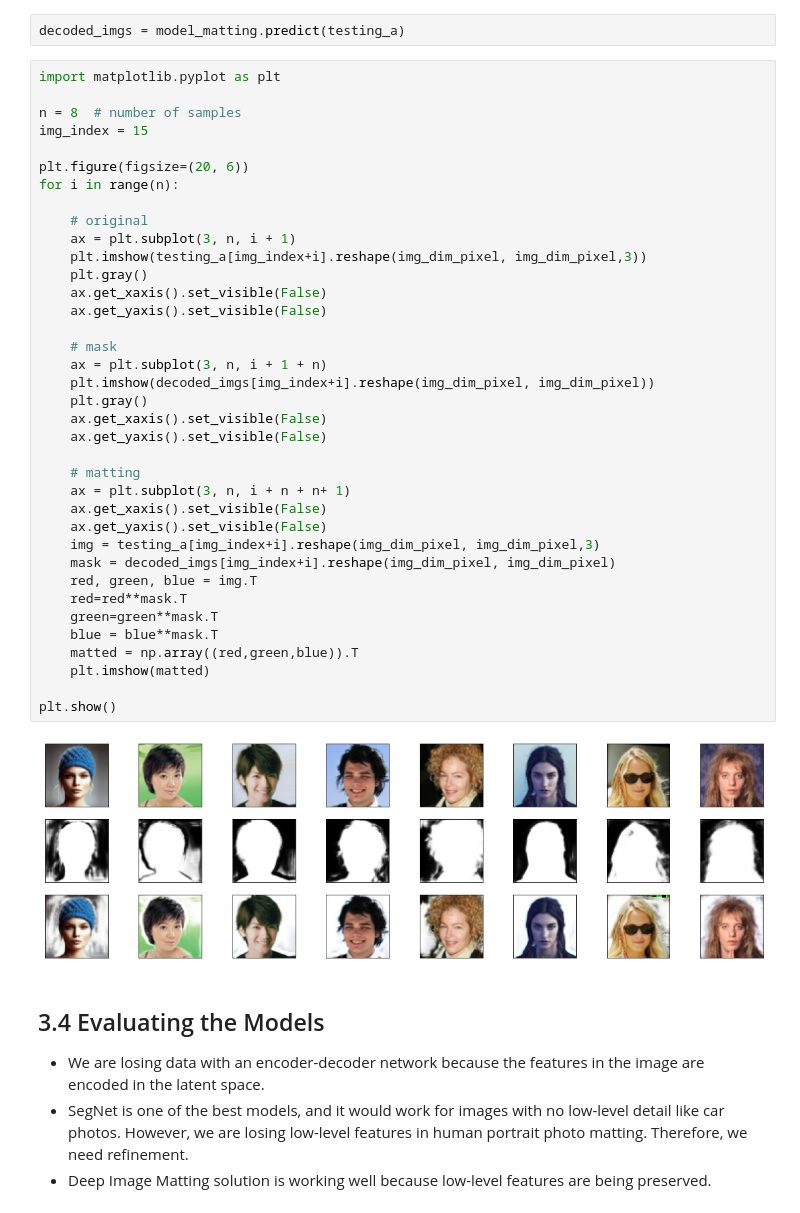
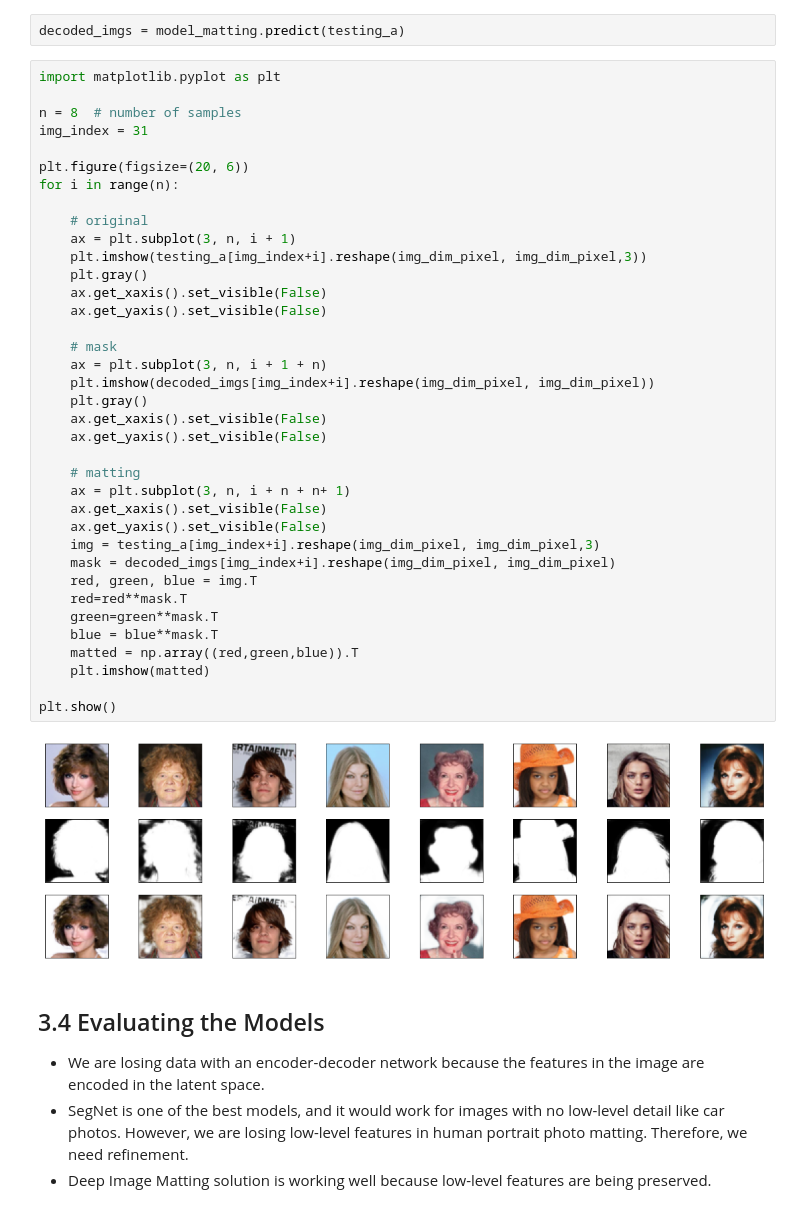
Before and after one commit to kocabiyik/deep-learning, a Jupyter notebook: 43-image-matting-celeba.ipynb, the cells around one changed output. Cells and saved outputs as stored; diff of their text form.

```diff
--- a/43-image-matting-celeba.ipynb
+++ b/43-image-matting-celeba.ipynb
@@ -658,41 +658,41 @@ decoded_imgs = model_matting.predict(testing_a)
 import matplotlib.pyplot as plt
 
 n = 8  # number of samples
-img_index = 15
+img_index = 31
 
 plt.figure(figsize=(20, 6))
 for i in range(n):
 
     # original
     ax = plt.subplot(3, n, i + 1)
     plt.imshow(testing_a[img_index+i].reshape(img_dim_pixel, img_dim_pixel,3))
     plt.gray()
     ax.get_xaxis().set_visible(False)
     ax.get_yaxis().set_visible(False)
 
     # mask
     ax = plt.subplot(3, n, i + 1 + n)
     plt.imshow(decoded_imgs[img_index+i].reshape(img_dim_pixel, img_dim_pixel))
     plt.gray()
     ax.get_xaxis().set_visible(False)
     ax.get_yaxis().set_visible(False)
 
     # matting
     ax = plt.subplot(3, n, i + n + n+ 1)
     ax.get_xaxis().set_visible(False)
     ax.get_yaxis().set_visible(False)
     img = testing_a[img_index+i].reshape(img_dim_pixel, img_dim_pixel,3)
     mask = decoded_imgs[img_index+i].reshape(img_dim_pixel, img_dim_pixel)
     red, green, blue = img.T
     red=red**mask.T
     green=green**mask.T
     blue = blue**mask.T
     matted = np.array((red,green,blue)).T
     plt.imshow(matted)
 
 plt.show()
 # %% [output]
-[figure, old version]
+[figure, new version]
 # %% [markdown]
 ## 3.4 Evaluating the Models
 * We are losing data with an encoder-decoder network because the features in the image are encoded in the latent space.
```
Also changed, not shown: parts of 1 cell of this notebook.
